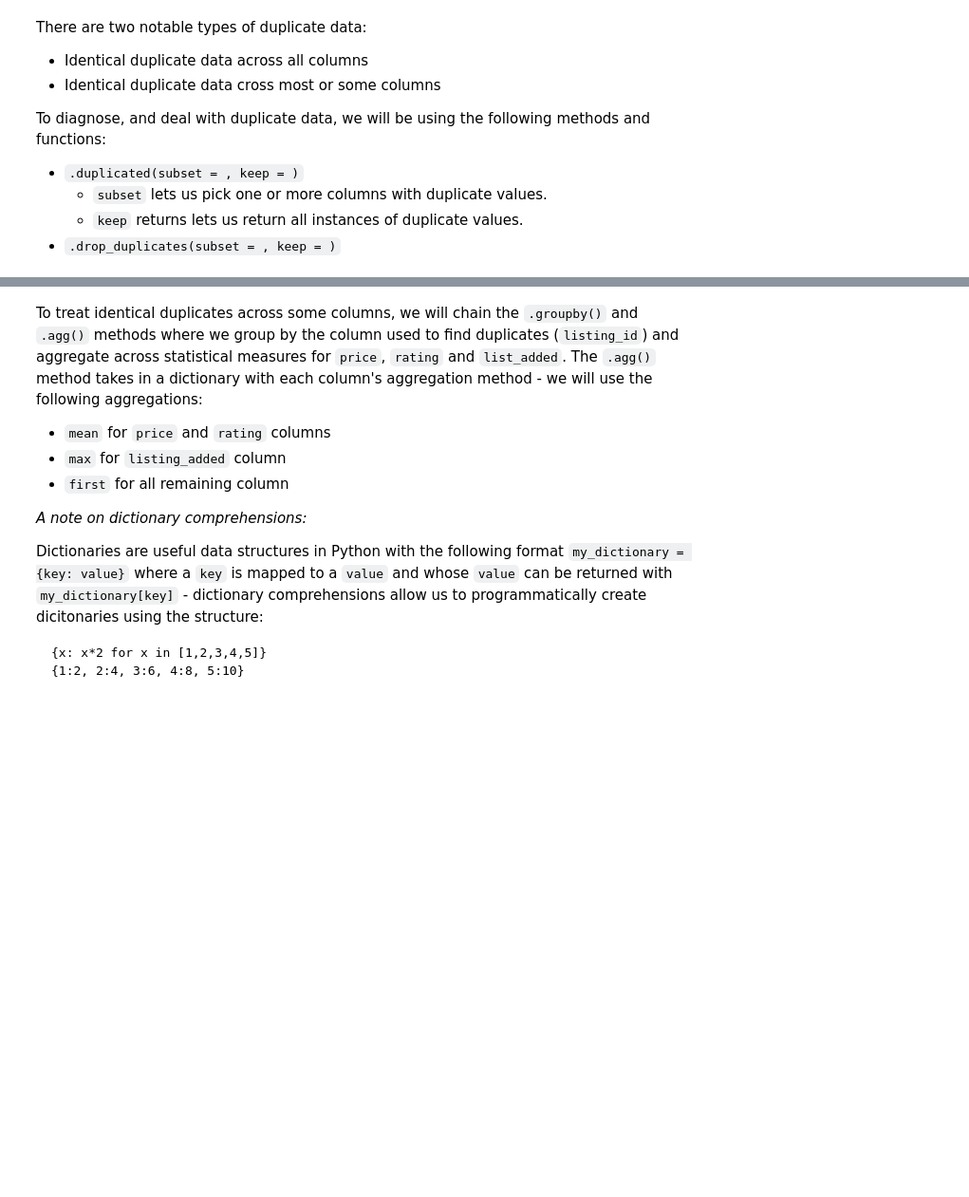
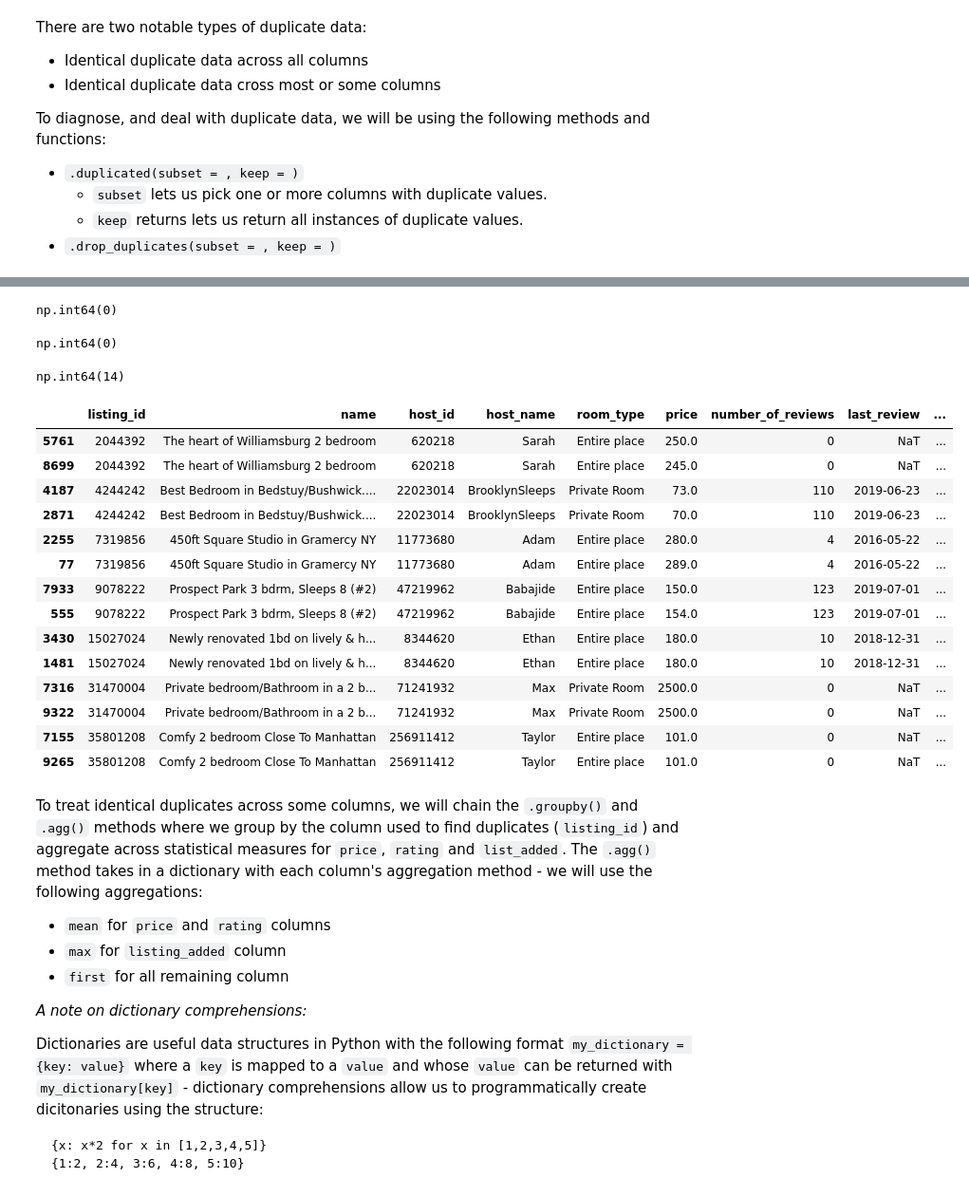
Before and after one commit to Jan-Piotwoski/Descriptive_Statistics, a Jupyter notebook: Cleaning_Data_in_Python_live_session.ipynb, the cells around one changed output, grey strips where cells are left out. Shown at 95% size. Drawn from its saved outputs; the diff is of its cells as text; code cells hidden in the pictures; blank space fills up the shorter version.

```diff
--- a/Cleaning_Data_in_Python_live_session.ipynb
+++ b/Cleaning_Data_in_Python_live_session.ipynb
@@ -671,2 +681,6 @@ airbnb.head()
 # %%
 # Find duplicates
+duplicates = airbnb.duplicated()
+duplicates.sum()
+# %% [output]
+np.int64(0)
@@ -677,5 +687,37 @@ airbnb.head()
+# %%
+# Remove identical duplicates
+airbnb.drop_duplicates(keep='first', inplace=True)
+duplicates = airbnb.duplicated()
+duplicates.sum()
+# %% [output]
+np.int64(0)
+# %%
+# Find non-identical duplicates
+
+# listings with the id
+non_identical_duplicates = airbnb.duplicated(subset=['listing_id'], keep=False)
+non_identical_duplicates.sum()
+# %% [output]
+np.int64(14)
 # %%
 # Show all duplicates
+airbnb[non_identical_duplicates].sort_values(by=['listing_id'])
+# %% [output]
+|  | listing_id | name | host_id | host_name | room_type | price | number_of_reviews | last_review | ... |
+| 5761 | 2044392 | The heart of Williamsburg 2 bedroom | 620218 | Sarah | Entire place | 250.0 | 0 | NaT | ... |
+| 8699 | 2044392 | The heart of Williamsburg 2 bedroom | 620218 | Sarah | Entire place | 245.0 | 0 | NaT | ... |
+| 4187 | 4244242 | Best Bedroom in Bedstuy/Bushwick.... | 22023014 | BrooklynSleeps | Private Room | 73.0 | 110 | 2019-06-23 | ... |
+| 2871 | 4244242 | Best Bedroom in Bedstuy/Bushwick.... | 22023014 | BrooklynSleeps | Private Room | 70.0 | 110 | 2019-06-23 | ... |
+| 2255 | 7319856 | 450ft Square Studio in Gramercy NY | 11773680 | Adam | Entire place | 280.0 | 4 | 2016-05-22 | ... |
+| 77 | 7319856 | 450ft Square Studio in Gramercy NY | 11773680 | Adam | Entire place | 289.0 | 4 | 2016-05-22 | ... |
+| 7933 | 9078222 | Prospect Park 3 bdrm, Sleeps 8 (#2) | 47219962 | Babajide | Entire place | 150.0 | 123 | 2019-07-01 | ... |
+| 555 | 9078222 | Prospect Park 3 bdrm, Sleeps 8 (#2) | 47219962 | Babajide | Entire place | 154.0 | 123 | 2019-07-01 | ... |
+| 3430 | 15027024 | Newly renovated 1bd on lively & h... | 8344620 | Ethan | Entire place | 180.0 | 10 | 2018-12-31 | ... |
+| 1481 | 15027024 | Newly renovated 1bd on lively & h... | 8344620 | Ethan | Entire place | 180.0 | 10 | 2018-12-31 | ... |
+| 7316 | 31470004 | Private bedroom/Bathroom in a 2 b... | 71241932 | Max | Private Room | 2500.0 | 0 | NaT | ... |
+| 9322 | 31470004 | Private bedroom/Bathroom in a 2 b... | 71241932 | Max | Private Room | 2500.0 | 0 | NaT | ... |
+| 7155 | 35801208 | Comfy 2 bedroom Close To Manhattan | 256911412 | Taylor | Entire place | 101.0 | 0 | NaT | ... |
+| 9265 | 35801208 | Comfy 2 bedroom Close To Manhattan | 256911412 | Taylor | Entire place | 101.0 | 0 | NaT | ... |
 # %% [markdown]
 To treat identical duplicates across some columns, we will chain the `.groupby()` and `.agg()` methods where we group by the column used to find duplicates (`listing_id`) and aggregate across statistical measures for `price`, `rating` and `list_added`. The `.agg()` method takes in a dictionary with each column's aggregation method - we will use the following aggregations:
 
```
Also changed, not shown: parts of 9 cells of this notebook.
